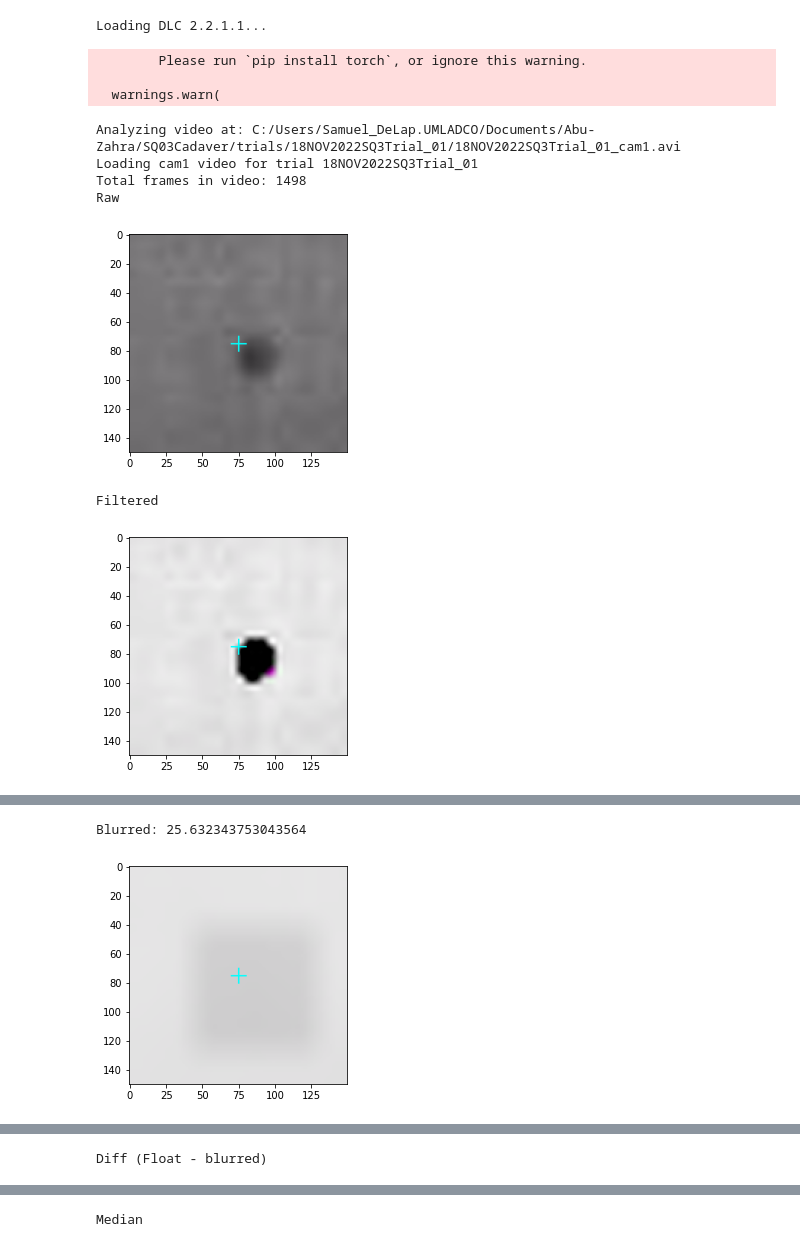
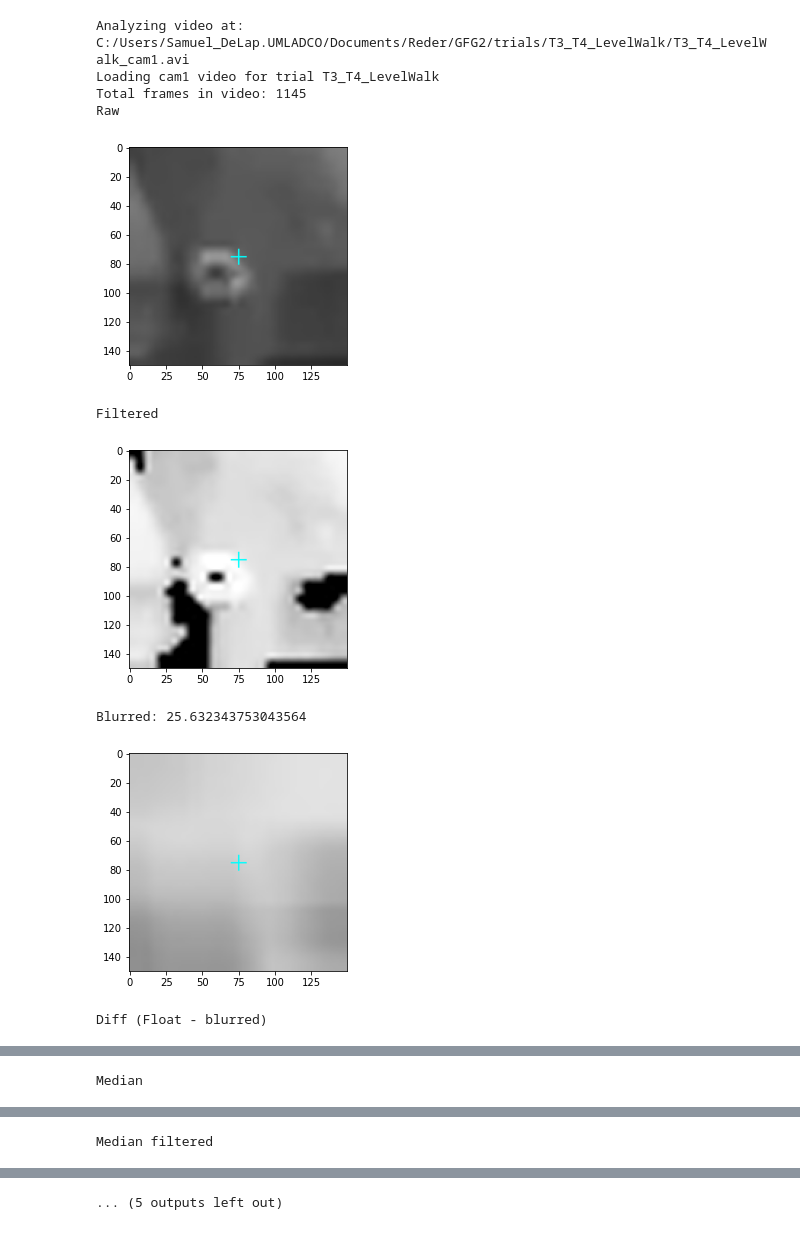
Before and after one commit to sam-delap/deepxromm, a Jupyter notebook: jupyter_test_autocorrect.ipynb, the cells around one changed output, grey strips where cells are left out. Drawn from its saved outputs; the diff is of its cells as text; code cells hidden in the pictures.

```diff
--- a/jupyter_test_autocorrect.ipynb
+++ b/jupyter_test_autocorrect.ipynb
@@ -1,21 +1,20 @@
 # %%
 import samtools
-working_dir = 'C:/Users/Samuel_DeLap.UMLADCO/Documents/Abu-Zahra/SQ03Cadaver'
+working_dir = 'C:/Users/Samuel_DeLap.UMLADCO/Documents/Reder/GFG2'
 # cam = 'cam1'
 # marker_name = 'marker001'
 # frame_num = 1
 # csv_path = 'C:/Users/Samuel_DeLap.UMLADCO/Documents/Abu-Zahra/SQ03Cadaver/trials/18NOV2022SQ3Trial_01/it0/18NOV2022SQ3Trial_01-Predicted2DPoints.csv'
 
 samtools.jupyter_test_autocorrect(working_dir)#, cam, marker_name, frame_num, csv_path)
 # %% [output]
-Loading DLC 2.2.1.1...
+Analyzing video at: C:/Users/Samuel_DeLap.UMLADCO/Documents/Reder/GFG2/trials/T3_T4_LevelWalk/T3_T4_LevelWalk_cam1.avi
+Loading cam1 video for trial T3_T4_LevelWalk
+Total frames in video: 1145
+Raw
+[figure, new version]
-        Please run `pip install torch`, or ignore this warning.
-
-  warnings.warn(
+Filtered
+[figure, new version]
-Analyzing video at: C:/Users/Samuel_DeLap.UMLADCO/Documents/Abu-Zahra/SQ03Cadaver/trials/18NOV2022SQ3Trial_01/18NOV2022SQ3Trial_01_cam1.avi
-Loading cam1 video for trial 18NOV2022SQ3Trial_01
-Total frames in video: 1498
-Raw
+Blurred: 25.632343753043564
-[figure, old version]
+[figure, new version]
-Filtered
+Diff (Float - blurred)
-[figure, old version]
@@ -22,2 +22 @@ Filtered
-Blurred: 25.632343753043564
+Median
-[figure, old version]
@@ -24 +24 @@ Blurred: 25.632343753043564
-Diff (Float - blurred)
+Median filtered
@@ -26 +26 @@ Diff (Float - blurred)
-Median
+... (5 outputs left out)
```
Also changed, not shown: parts of 2 cells of this notebook, 4 other files.
